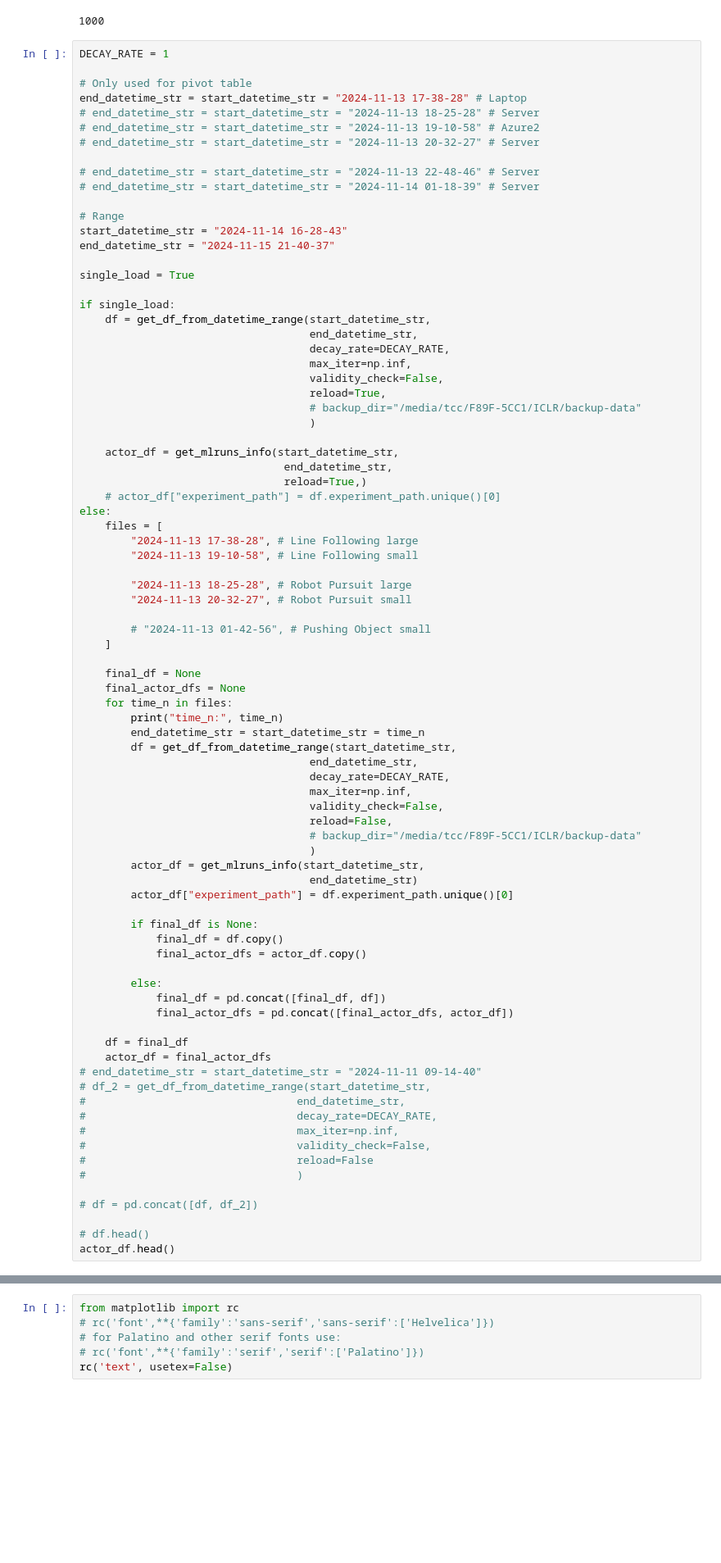
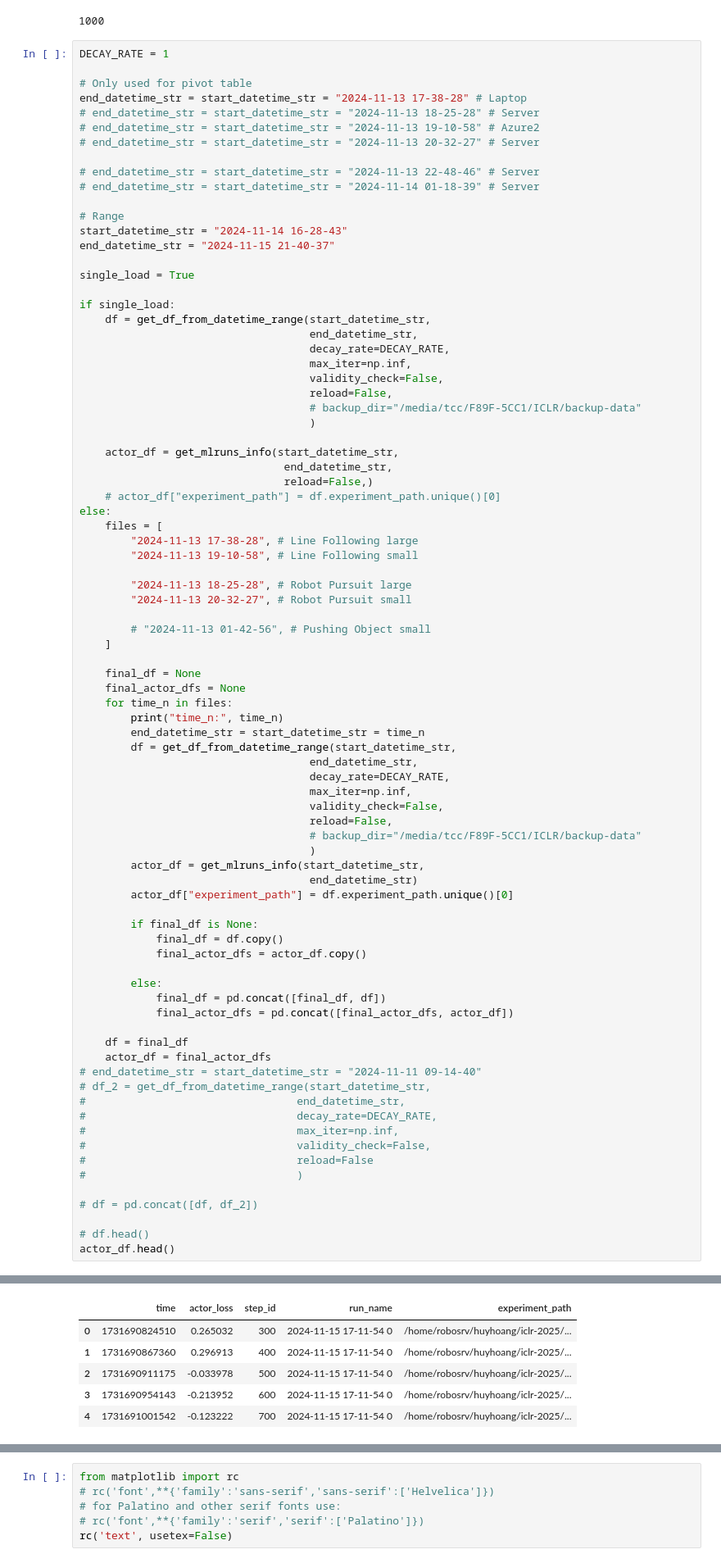
Before and after one commit to thd-research/regelum-playground, a Jupyter notebook: notebooks/report_preparation.ipynb, the cells around one changed output, grey strips where cells are left out. Shown at 82% size. Cells and saved outputs as stored; diff of their text form; blank space fills up the shorter version.

```diff
--- a/notebooks/report_preparation.ipynb
+++ b/notebooks/report_preparation.ipynb
@@ -45,13 +45,13 @@ if single_load:
                                     decay_rate=DECAY_RATE,
                                     max_iter=np.inf,
                                     validity_check=False,
-                                    reload=True,
+                                    reload=False,
                                     # backup_dir="/media/tcc/F89F-5CC1/ICLR/backup-data"
                                     )
 
     actor_df = get_mlruns_info(start_datetime_str,
                                 end_datetime_str,
-                                reload=True,)
+                                reload=False,)
     # actor_df["experiment_path"] = df.experiment_path.unique()[0]
 else:
     files = [
@@ -123,0 +108,6 @@ KeyError: '2024-11-15 17-11-54 0'
+|  | time | actor_loss | step_id | run_name | experiment_path |
+| 0 | 1731690824510 | 0.265032 | 300 | 2024-11-15 17-11-54 0 | /home/robosrv/huyhoang/iclr-2025/... |
+| 1 | 1731690867360 | 0.296913 | 400 | 2024-11-15 17-11-54 0 | /home/robosrv/huyhoang/iclr-2025/... |
+| 2 | 1731690911175 | -0.033978 | 500 | 2024-11-15 17-11-54 0 | /home/robosrv/huyhoang/iclr-2025/... |
+| 3 | 1731690954143 | -0.213952 | 600 | 2024-11-15 17-11-54 0 | /home/robosrv/huyhoang/iclr-2025/... |
+| 4 | 1731691001542 | -0.123222 | 700 | 2024-11-15 17-11-54 0 | /home/robosrv/huyhoang/iclr-2025/... |
```
Also changed, not shown: parts of 13 cells of this notebook.
